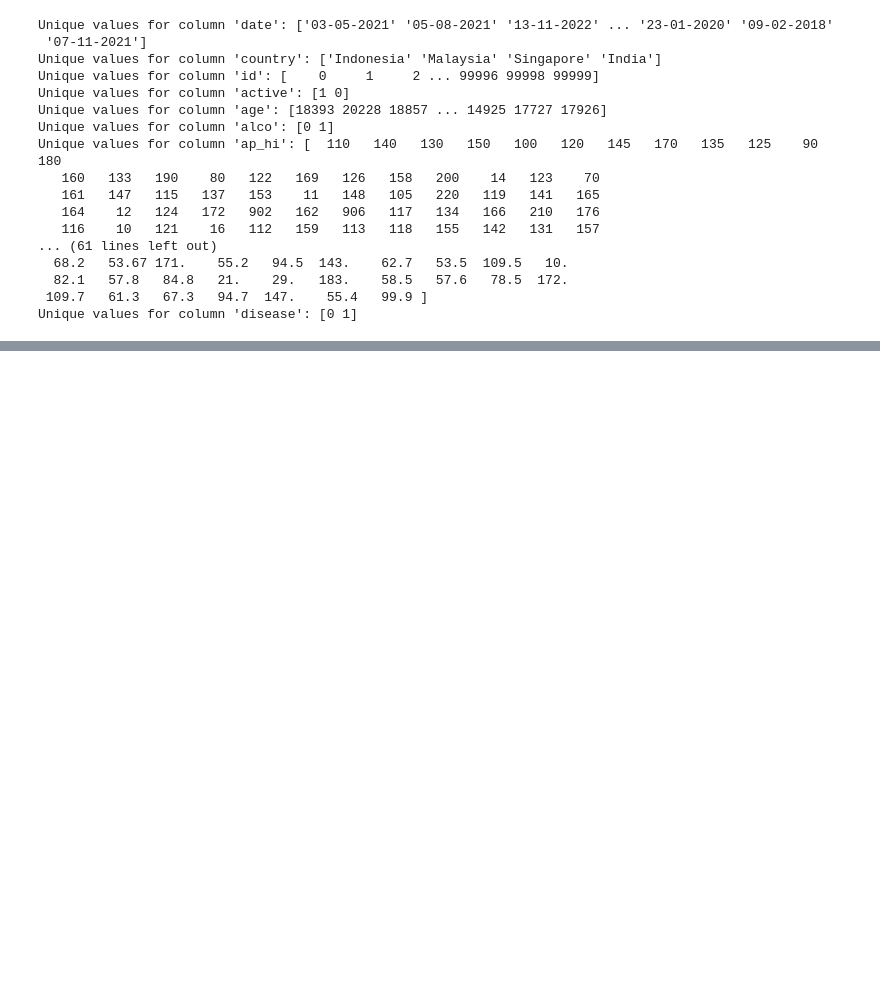
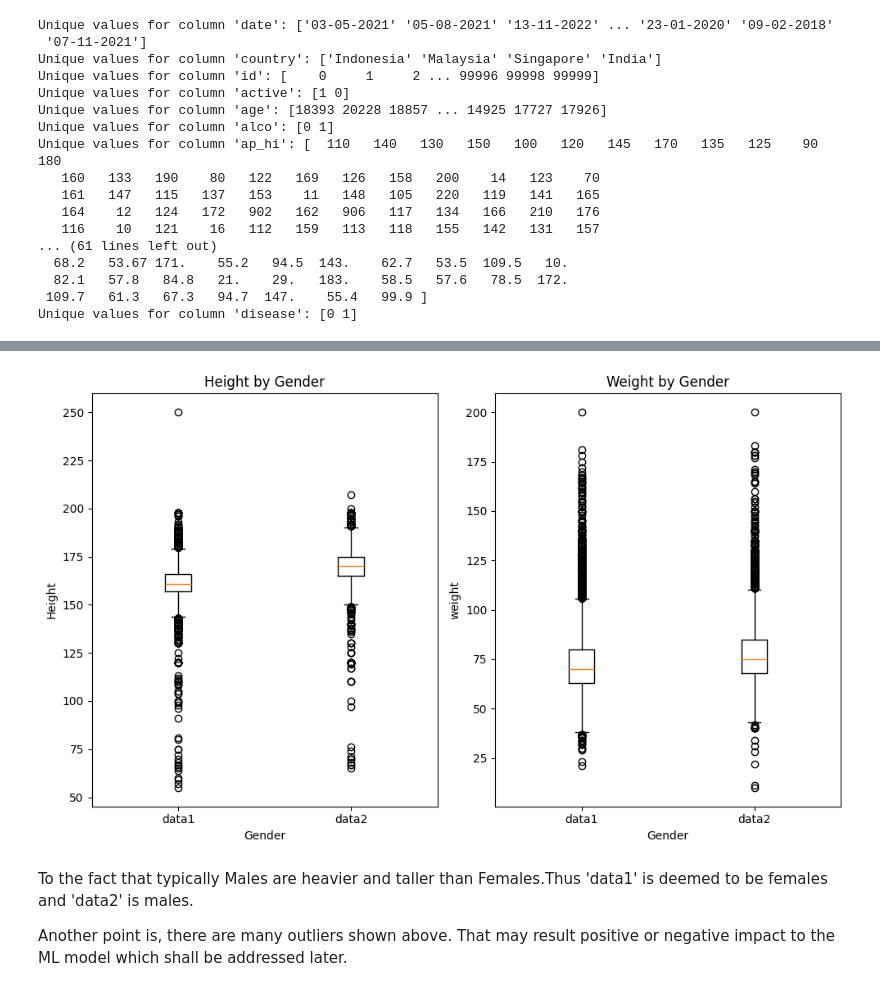
Before and after one commit to jeffatgithub/ntuchealth, a Jupyter notebook: main.ipynb, the cells around one changed output, grey strips where cells are left out. Cells and saved outputs as stored; diff of their text form; code cells hidden in the pictures; blank space fills up the shorter version.

```diff
--- a/main.ipynb
+++ b/main.ipynb
@@ -66,0 +103,23 @@ data_df['bmi'] = data_df['weight'] / ((data_df['height'] / 100) **2)
+# %%
+plt.figure(figsize=(10, 6))
+
+plt.subplot(1, 2, 1)
+plt.boxplot([data_df[data_df['gender'] == 1]['height'], data_df[data_df['gender'] == 2]['height']], labels=['data1','data2'])
+plt.xlabel('Gender')
+plt.ylabel('Height')
+plt.title("Height by Gender")
+
+plt.subplot(1, 2, 2)
+plt.boxplot([data_df[data_df['gender'] == 1]['weight'], data_df[data_df['gender'] == 2]['weight']], labels=['data1','data2'])
+plt.xlabel('Gender')
+plt.ylabel('weight')
+plt.title("Weight by Gender")
+
+plt.tight_layout()
+plt.show()
+# %% [output]
+[figure, added]
+# %% [markdown]
+To the fact that typically Males are heavier and taller than Females.Thus 'data1' is deemed to be females and 'data2' is males.
+
+Another point is, there are many outliers shown above. That may result positive or negative impact to the ML model which shall be addressed later.
```
Also changed, not shown: parts of 9 cells of this notebook.
